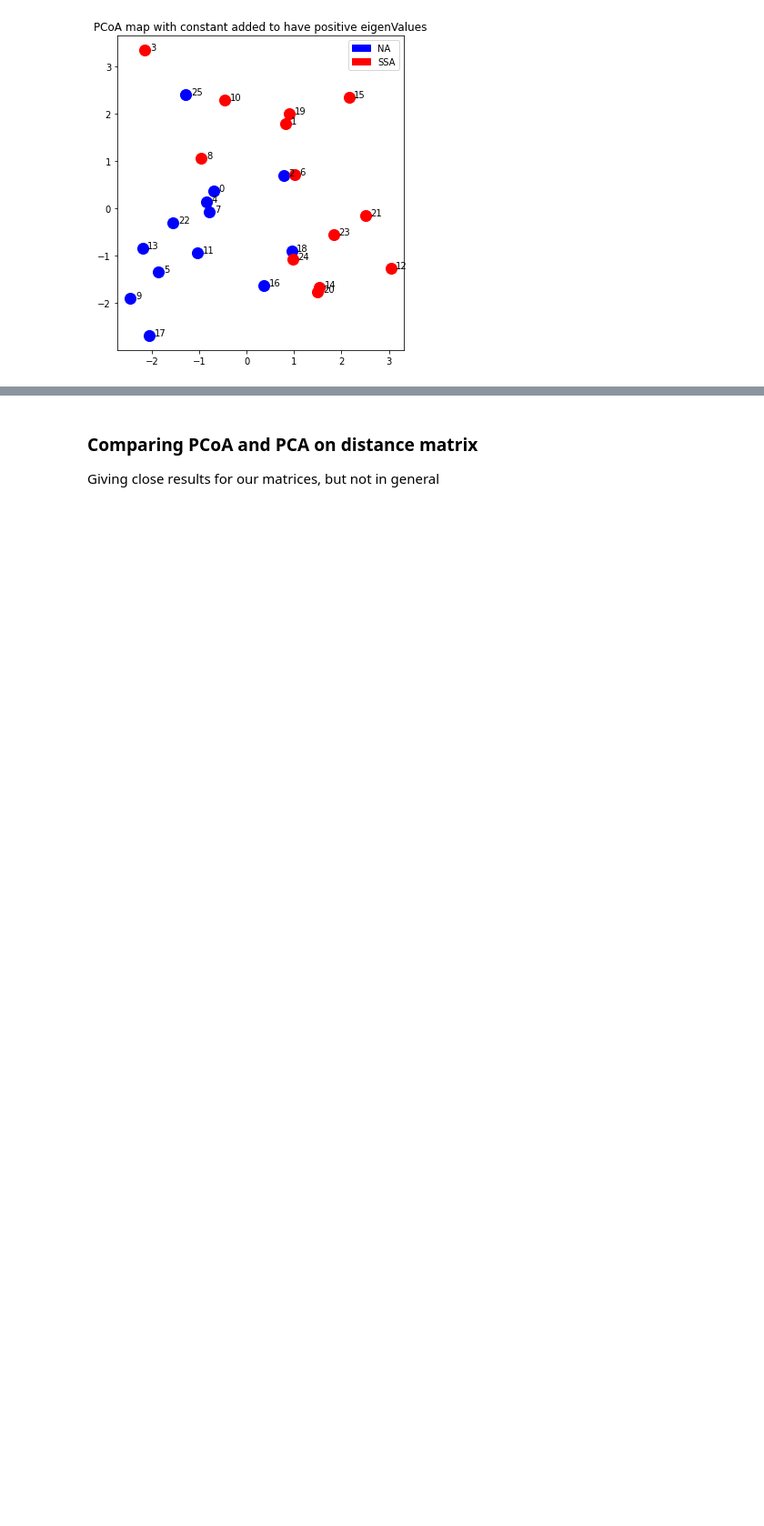
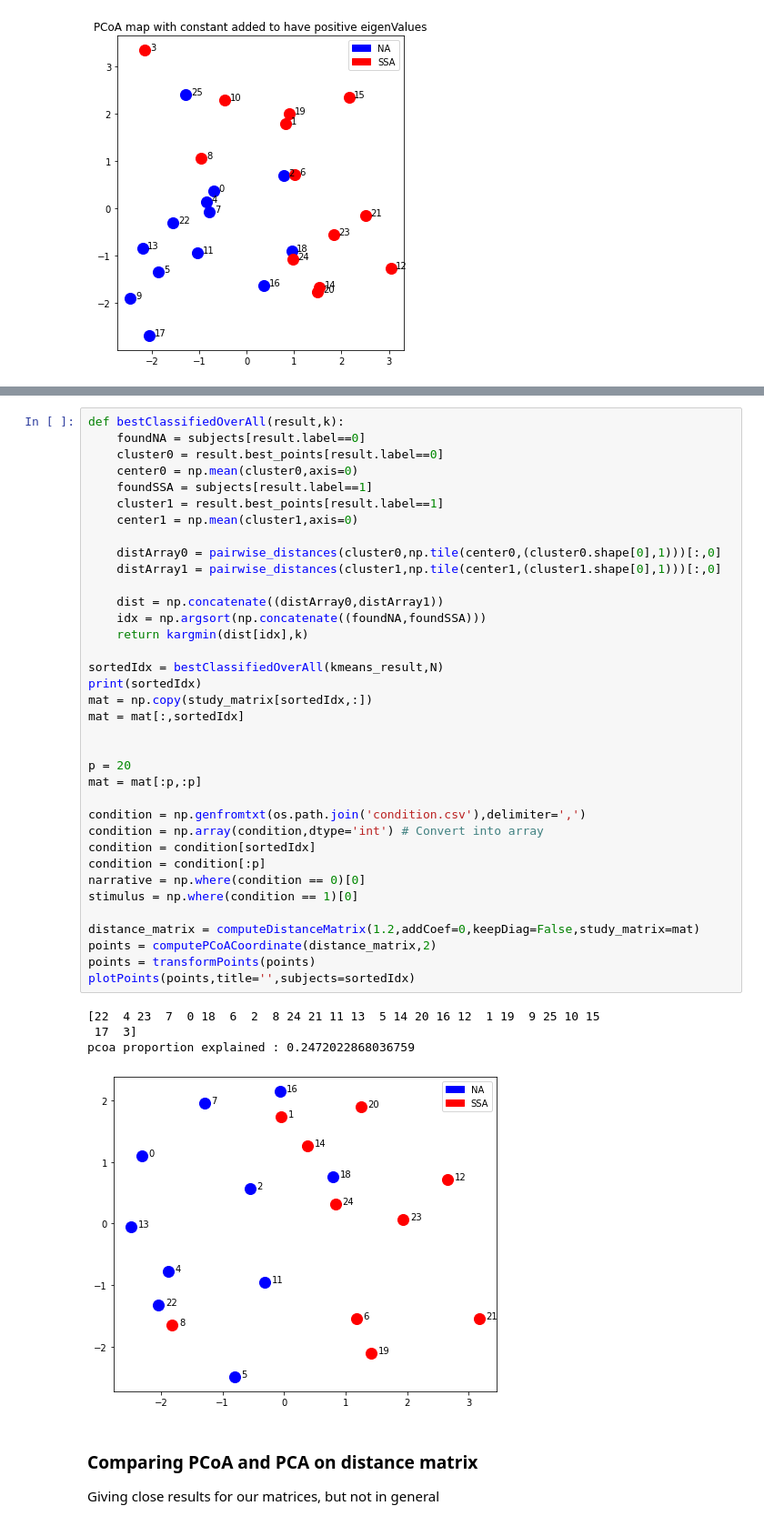
Before and after one commit to alexandremerasli/TFE, a Jupyter notebook: cluster_data.ipynb, the cells around one changed output, grey strips where cells are left out. Shown at 91% size. Cells and saved outputs as stored; diff of their text form; blank space fills up the shorter version.

```diff
--- a/cluster_data.ipynb
+++ b/cluster_data.ipynb
@@ -1318,3 +1339,44 @@ comparePCoA()
+# %%
+def bestClassifiedOverAll(result,k):
+    foundNA = subjects[result.label==0]
+    cluster0 = result.best_points[result.label==0]
+    center0 = np.mean(cluster0,axis=0)
+    foundSSA = subjects[result.label==1]
+    cluster1 = result.best_points[result.label==1]
+    center1 = np.mean(cluster1,axis=0)
+
+    distArray0 = pairwise_distances(cluster0,np.tile(center0,(cluster0.shape[0],1)))[:,0]
+    distArray1 = pairwise_distances(cluster1,np.tile(center1,(cluster1.shape[0],1)))[:,0]
+
+    dist = np.concatenate((distArray0,distArray1))
+    idx = np.argsort(np.concatenate((foundNA,foundSSA)))
+    return kargmin(dist[idx],k)
+
+sortedIdx = bestClassifiedOverAll(kmeans_result,N)
+print(sortedIdx)
+mat = np.copy(study_matrix[sortedIdx,:])
+mat = mat[:,sortedIdx]
+
+
+p = 20
+mat = mat[:p,:p]
+
+condition = np.genfromtxt(os.path.join('condition.csv'),delimiter=',')
+condition = np.array(condition,dtype='int') # Convert into array
+condition = condition[sortedIdx]
+condition = condition[:p]
+narrative = np.where(condition == 0)[0]
+stimulus = np.where(condition == 1)[0]
+
+distance_matrix = computeDistanceMatrix(1.2,addCoef=0,keepDiag=False,study_matrix=mat)
+points = computePCoACoordinate(distance_matrix,2)
+points = transformPoints(points)
+plotPoints(points,title='',subjects=sortedIdx)
+# %% [output]
+[22  4 23  7  0 18  6  2  8 24 21 11 13  5 14 20 16 12  1 19  9 25 10 15
+ 17  3]
+pcoa proportion explained : 0.2472022868036759
+[figure, added]
 # %% [markdown]
 ### Comparing PCoA and PCA on distance matrix
 Giving close results for our matrices, but not in general
```
Also changed, not shown: parts of 22 cells of this notebook.
